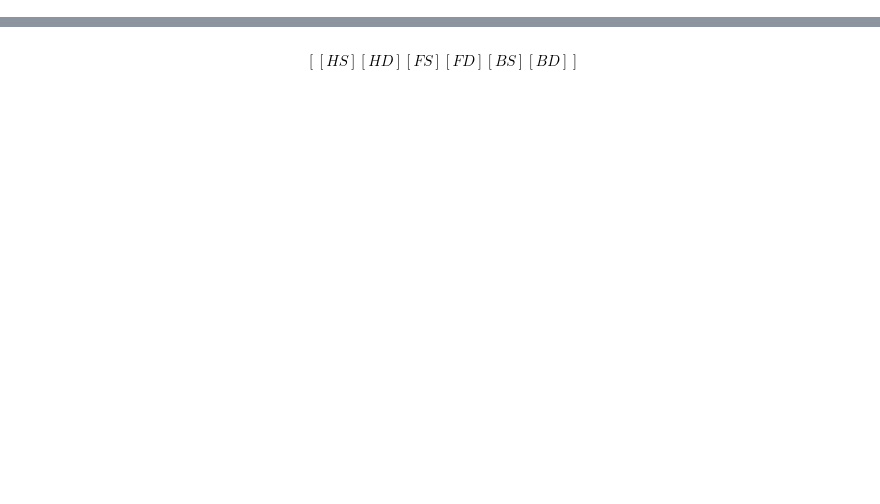
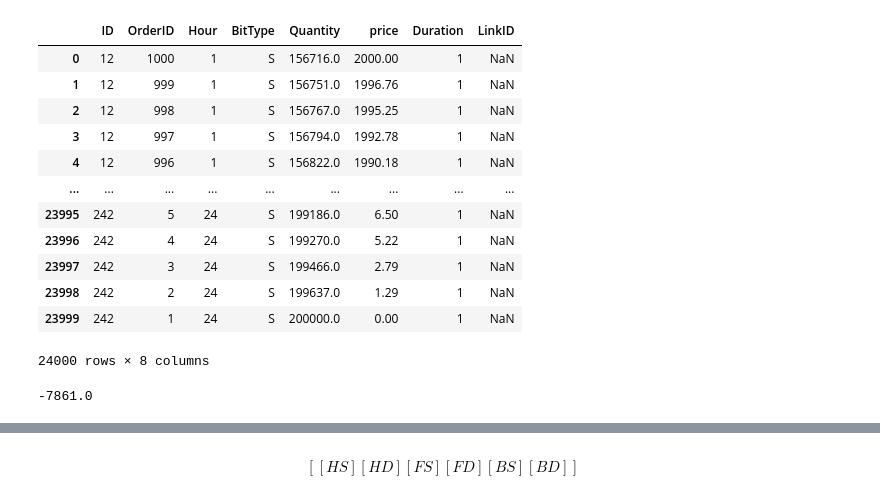
Before and after one commit to Zhaoweiliang/Day-Head-energy-Opti-Project, a Jupyter notebook: GA.ipynb, the cells around one changed output, grey strips where cells are left out. Drawn from its saved outputs; the diff is of its cells as text; code cells hidden in the pictures; blank space fills up the shorter version.

```diff
--- a/GA.ipynb
+++ b/GA.ipynb
@@ -14,3 +33,23 @@ FD_bids = Fibid()[1]
+# %%
+HD_bids
+# %% [output]
+|  | ID | OrderID | Hour | BitType | Quantity | price | Duration | LinkID |
+| 0 | 12 | 1000 | 1 | S | 156716.0 | 2000.00 | 1 | NaN |
+| 1 | 12 | 999 | 1 | S | 156751.0 | 1996.76 | 1 | NaN |
+| 2 | 12 | 998 | 1 | S | 156767.0 | 1995.25 | 1 | NaN |
+| 3 | 12 | 997 | 1 | S | 156794.0 | 1992.78 | 1 | NaN |
+| 4 | 12 | 996 | 1 | S | 156822.0 | 1990.18 | 1 | NaN |
+| ... | ... | ... | ... | ... | ... | ... | ... | ... |
+| 23995 | 242 | 5 | 24 | S | 199186.0 | 6.50 | 1 | NaN |
+| 23996 | 242 | 4 | 24 | S | 199270.0 | 5.22 | 1 | NaN |
+| 23997 | 242 | 3 | 24 | S | 199466.0 | 2.79 | 1 | NaN |
+| 23998 | 242 | 2 | 24 | S | 199637.0 | 1.29 | 1 | NaN |
+| 23999 | 242 | 1 | 24 | S | 200000.0 | 0.00 | 1 | NaN |
+24000 rows × 8 columns
+# %%
+HS_bids['Quantity'][0]-HD_bids['Quantity'][1000]
+# %% [output]
+-7861.0
 # %%
 def Pairs(postion,Hour,DF,QP):
 
```
Also changed, not shown: parts of 19 cells of this notebook.
